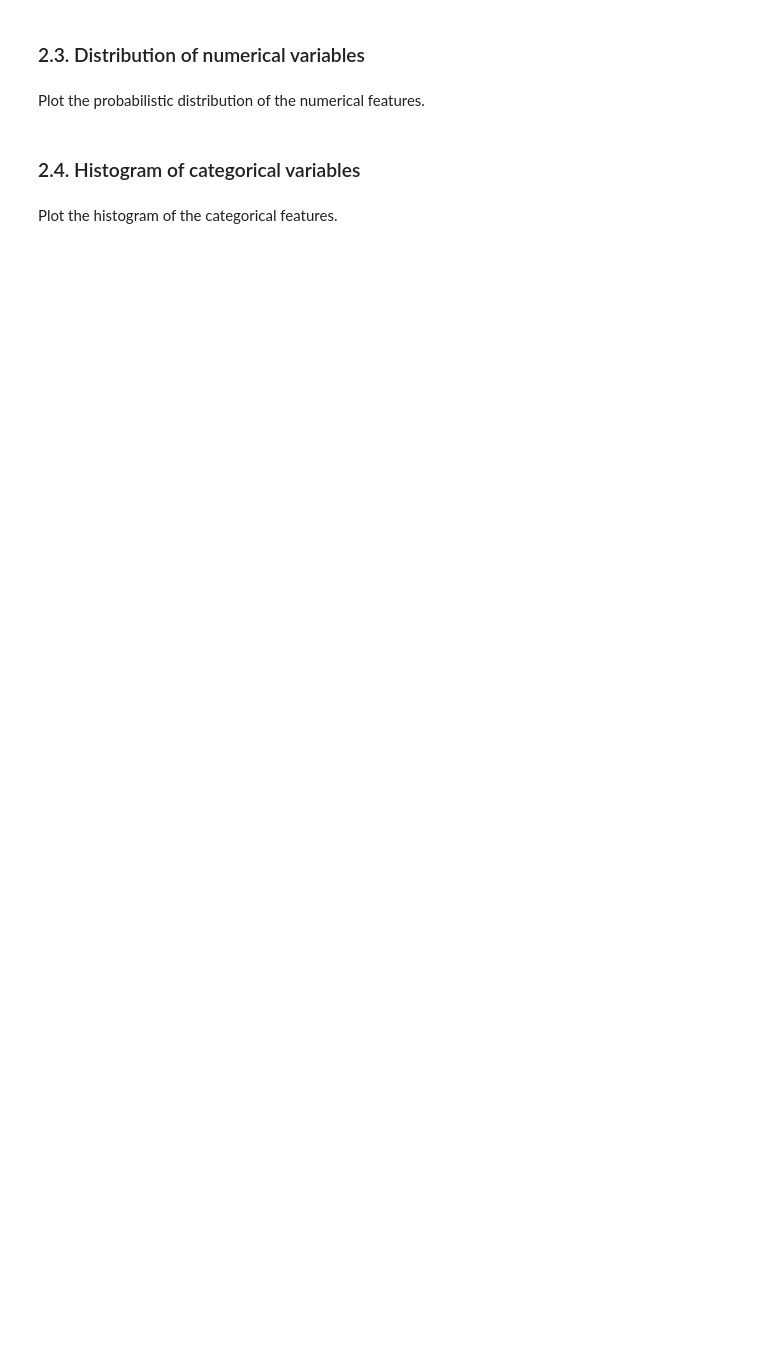
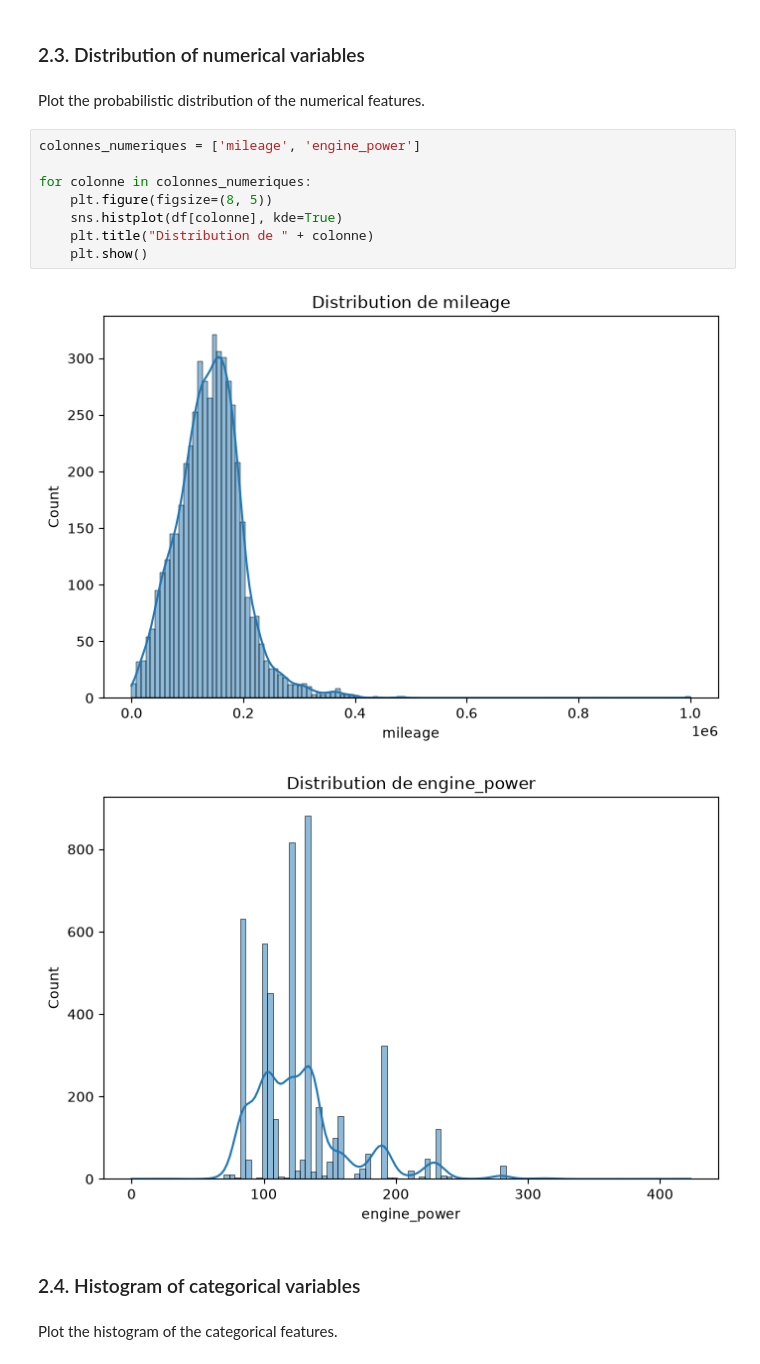
Before and after one commit to MATHYSECE/TD3-Introduction-machine-learning, a Jupyter notebook: Exo4_bmw_price_prediction_exercise_en.ipynb, the cells around one changed output. Saved outputs shown, nothing was run; the diff lists cells and outputs as text; blank space fills up the shorter version.

```diff
--- a/Exo4_bmw_price_prediction_exercise_en.ipynb
+++ b/Exo4_bmw_price_prediction_exercise_en.ipynb
@@ -67,6 +96,17 @@ Plot the probabilistic distribution of the target variable.
 ### 2.3. Distribution of numerical variables
 # %% [markdown]
 Plot the probabilistic distribution of the numerical features.
+# %%
+colonnes_numeriques = ['mileage', 'engine_power']
+
+for colonne in colonnes_numeriques:
+    plt.figure(figsize=(8, 5))
+    sns.histplot(df[colonne], kde=True)
+    plt.title("Distribution de " + colonne)
+    plt.show()
+# %% [output]
+[figure, added]
+[figure, added]
 # %% [markdown]
 ### 2.4. Histogram of categorical variables
 # %% [markdown]
```
Also changed, not shown: parts of 15 cells of this notebook.
